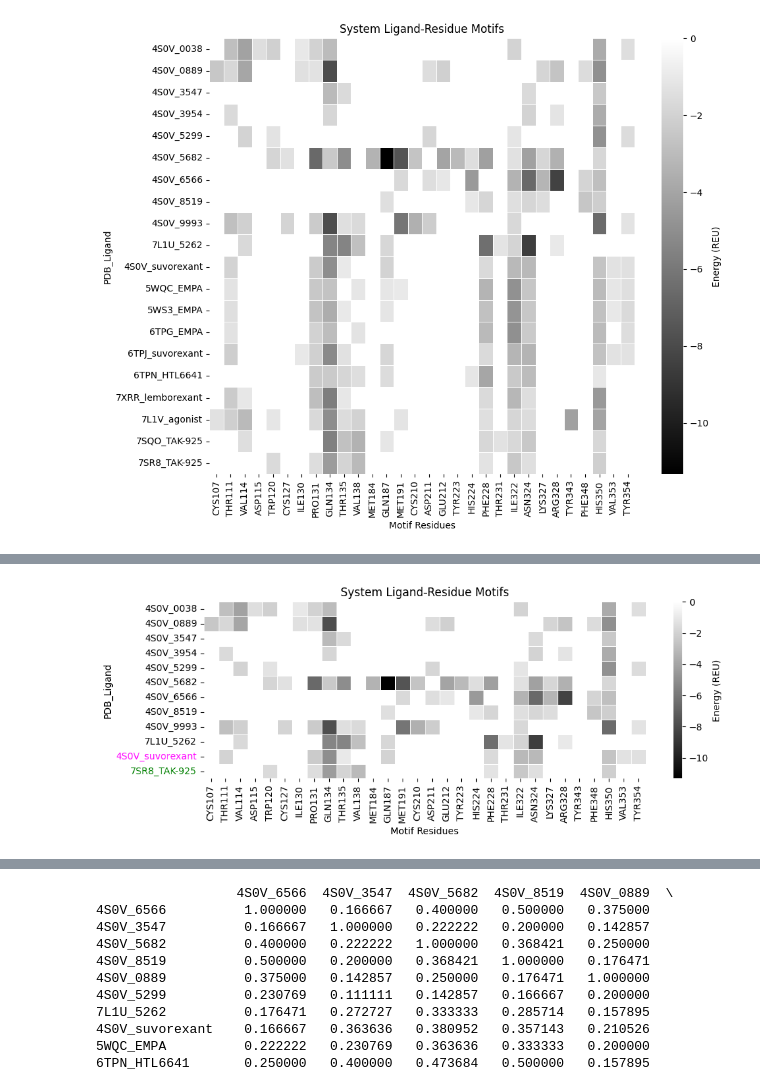
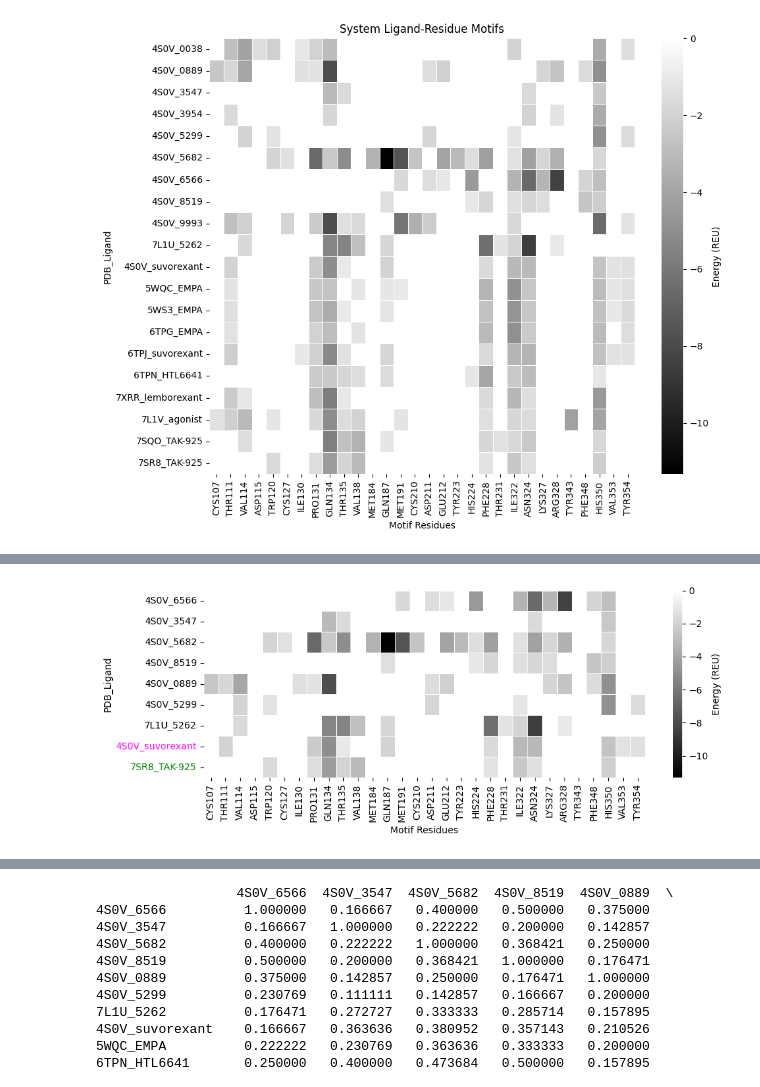
Before and after one commit to toadlover/ginsparg_thymelab_thesis, a Jupyter notebook: jupyter_notebooks/figure_making/zebrafish_drugs_and_published_systems_analysis.ipynb, the cells around one changed output, grey strips where cells are left out. Cells and saved outputs as stored; diff of their text form; code cells hidden in the pictures.

Commit message:
updating figure

```diff
--- a/jupyter_notebooks/figure_making/zebrafish_drugs_and_published_systems_analysis.ipynb
+++ b/jupyter_notebooks/figure_making/zebrafish_drugs_and_published_systems_analysis.ipynb
@@ -40,7 +40,8 @@ plt.show()
 # %% [output]
 [figure]
 # %%
-df = pd.read_csv("../../10_drugs_being_tested_in_zebrafish/system_energies_sorted_renamed_reduced_published.csv", index_col=0)
+#df = pd.read_csv("../../10_drugs_being_tested_in_zebrafish/system_energies_sorted_renamed_reduced_published.csv", index_col=0)
+df = pd.read_csv("../../10_drugs_being_tested_in_zebrafish/system_energies_sorted_renamed_reduced_published_top7.csv", index_col=0)
 df
 # %% [output]
 |  | CYS107 | THR111 | VAL114 | ASP115 | TRP120 | CYS127 | ILE130 | PRO131 | GLN134 | THR135 | ... | ... |
@@ -60,23 +58,23 @@ df
 # %%
 # Create the heatmap
 plt.figure(figsize=(10, 4))  # Adjust figure size as needed
 ax = sns.heatmap(df, annot=False, cmap='binary_r', fmt=".2f", linewidths=0.5, cbar_kws={"label": "Energy (REU)"})
 
 # Add labels and title (optional)
-plt.title("System Ligand-Residue Motifs")
+#plt.title("System Ligand-Residue Motifs")
 plt.xlabel("Motif Residues")
 plt.ylabel("PDB_Ligand")
 
 # Example: change tick label colors
 # Set row (y-axis) label color
 for tick_label in ax.get_yticklabels():
     if tick_label.get_text() == '7SR8_TAK-925':
         tick_label.set_color('green')
     if tick_label.get_text() == '4S0V_suvorexant':
         tick_label.set_color('magenta')
 
 # Show the plot
 plt.tight_layout()
 plt.show()
 # %% [output]
-[figure, old version]
+[figure, new version]
```
Also changed, not shown: parts of 2 cells of this notebook.
